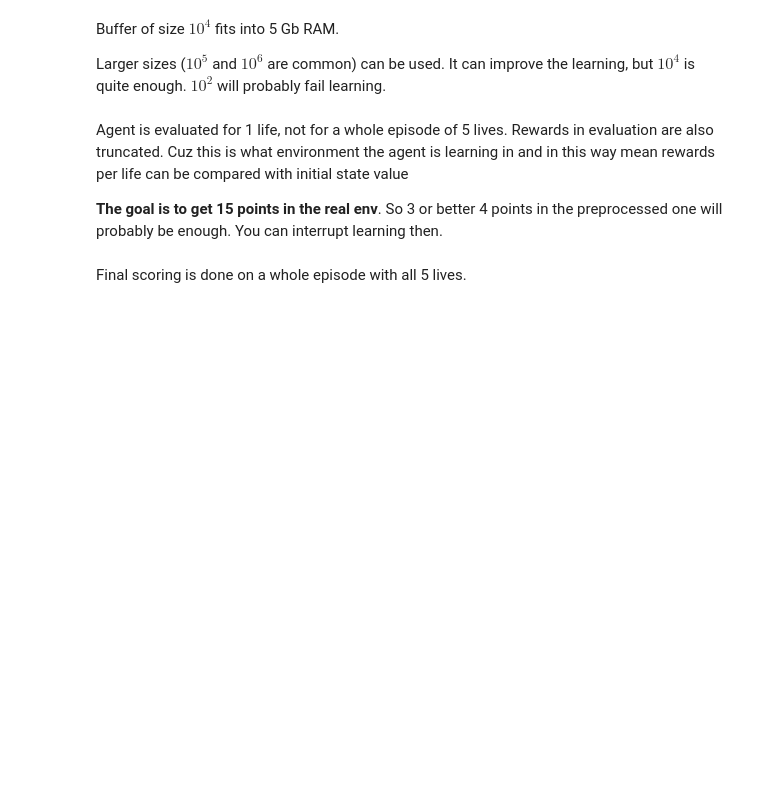
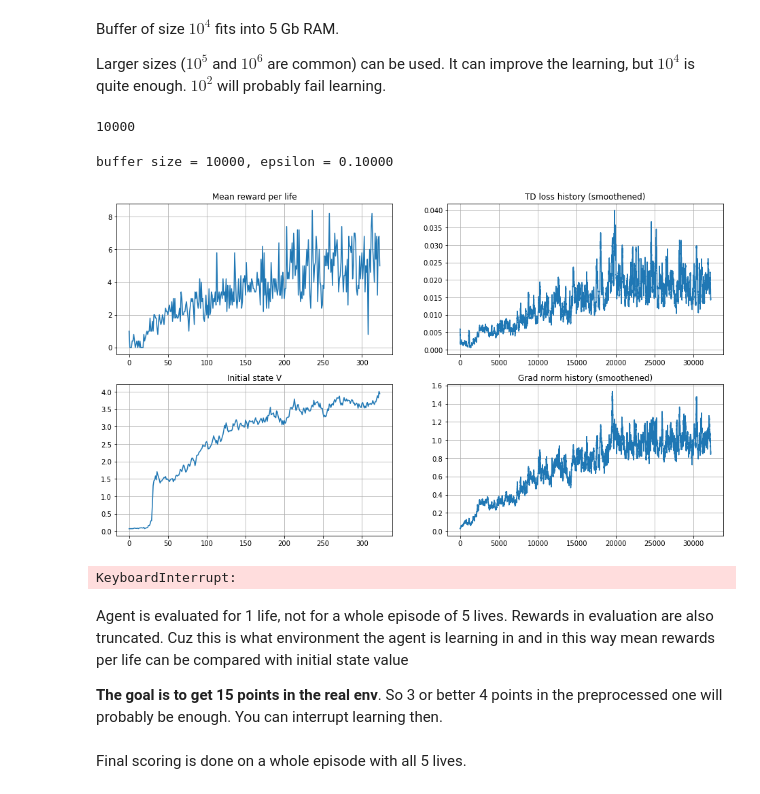
Before and after one commit to LearningAchievements-masdevas/RL_Homework, a Jupyter notebook: homework_2/3_main.ipynb, the cells around one changed output. Cells and saved outputs as stored; diff of their text form; code cells hidden in the pictures; blank space fills up the shorter version.

```diff
--- a/homework_2/3_main.ipynb
+++ b/homework_2/3_main.ipynb
@@ -92,6 +94,7 @@ Tip: You can implement your own grayscale converter and assign a huge weight to
 # %%
 from gym.core import ObservationWrapper
 from gym.spaces import Box
+import cv2
 
 
 class PreprocessAtariObs(ObservationWrapper):
@@ -104,7 +107,7 @@ class PreprocessAtariObs(ObservationWrapper):
 
 
     def _to_gray_scale(self, rgb, channel_weights=[0.8, 0.1, 0.1]):
-        <YOUR CODE>
+        return np.sum(rgb * channel_weights, axis=-1)
 
 
     def observation(self, img):
@@ -118,8 +121,13 @@ class PreprocessAtariObs(ObservationWrapper):
         #      because it is extremely slow.)
         #  * cast image to grayscale
         #  * convert image pixels to (0,1) range, float32 type
-        <YOUR CODE>
-        return <YOUR CODE>
+        img = self._to_gray_scale(img)
+        top, bottom, left, right = 210, 30, 5, 150
+        img = img[bottom: top, left: right]
+        img = cv2.resize(img, self.img_size[1:])
+        img = cv2.normalize(img, None, alpha=0, beta=1, norm_type=cv2.NORM_MINMAX, dtype=cv2.CV_32F)
+        img = np.expand_dims(img, 0)
+        return img
 # %%
 import gym
 # spawn game instance for tests
@@ -371,7 +410,15 @@ def play_and_record(initial_state, agent, env, exp_replay, n_steps=1):
     sum_rewards = 0
 
     # Play the game for n_steps as per instructions above
-    <YOUR CODE>
+    for _ in range(n_steps):
+        qvalues = agent.get_qvalues(torch.tensor([s]))
+        action = agent.sample_actions(qvalues)[0]
+        next_state, reward, done, _ = env.step(action)
+        exp_replay.add(s, action, reward, next_state, done)
+        s = next_state
+        sum_rewards += reward
+        if done:
+            s = env.reset()
 
     return sum_rewards, s
 # %%
@@ -472,7 +523,7 @@ def compute_td_loss(states, actions, rewards, next_states, is_done,
     predicted_qvalues_for_actions = predicted_qvalues[range(len(actions)), actions]  # shape: [batch_size]
 
     # compute V*(next_states) using predicted next q-values
-    next_state_values = <YOUR CODE>
+    next_state_values = torch.max(predicted_next_qvalues, dim=1).values
 
     assert next_state_values.dim() == 1 and next_state_values.shape[0] == states.shape[0], \
         "must predict one value per state"
@@ -480,7 +531,7 @@ def compute_td_loss(states, actions, rewards, next_states, is_done,
     # compute "target q-values" for loss - it's what's inside square parentheses in the above formula.
     # at the last state use the simplified formula: Q(s,a) = r(s,a) since s' doesn't exist
     # you can multiply next state values by is_not_done to achieve this.
-    target_qvalues_for_actions = <YOUR CODE>
+    target_qvalues_for_actions = rewards + is_not_done * gamma * next_state_values
 
     # mean squared error loss to minimize
     loss = torch.mean((predicted_qvalues_for_actions - target_qvalues_for_actions.detach()) ** 2)
@@ -541,7 +596,7 @@ REPLAY_BUFFER_SIZE = 10**4
 N_STEPS = 100
 
 exp_replay = ReplayBuffer(REPLAY_BUFFER_SIZE)
-for i in range(REPLAY_BUFFER_SIZE // N_STEPS)):
+for i in range(REPLAY_BUFFER_SIZE // N_STEPS):
     if not utils.is_enough_ram(min_available_gb=0.1):
         print("""
             Less than 100 Mb RAM available.
@@ -554,6 +609,8 @@ for i in range(REPLAY_BUFFER_SIZE // N_STEPS)):
     if len(exp_replay) == REPLAY_BUFFER_SIZE:
         break
 print(len(exp_replay))
+# %% [output]
+10000
 # %%
 timesteps_per_epoch = 1
 batch_size = 16
@@ -602,9 +659,9 @@ with trange(step, total_steps + 1) as progress_bar:
         _, state = play_and_record(state, agent, env, exp_replay, timesteps_per_epoch)
 
         # train
-        <YOUR CODE: sample batch_size of data from experience replay>
+        batch = exp_replay.sample(batch_size)
 
-        loss = <YOUR CODE: compute TD loss>
+        loss = compute_td_loss(*batch, agent, target_network)
 
         loss.backward()
         grad_norm = nn.utils.clip_grad_norm_(agent.parameters(), max_grad_norm)
@@ -617,7 +674,7 @@ with trange(step, total_steps + 1) as progress_bar:
 
         if step % refresh_target_network_freq == 0:
             # Load agent weights into target_network
-            <YOUR CODE>
+            target_network.load_state_dict(agent.state_dict())
 
         if step % eval_freq == 0:
             mean_rw_history.append(evaluate(
@@ -628,34 +685,41 @@ with trange(step, total_steps + 1) as progress_bar:
             )
             initial_state_v_history.append(np.max(initial_state_q_values))
 
             clear_output(True)
             print("buffer size = %i, epsilon = %.5f" %
                 (len(exp_replay), agent.epsilon))
 
             plt.figure(figsize=[16, 9])
 
             plt.subplot(2, 2, 1)
             plt.title("Mean reward per life")
             plt.plot(mean_rw_history)
             plt.grid()
 
             assert not np.isnan(td_loss_history[-1])
             plt.subplot(2, 2, 2)
             plt.title("TD loss history (smoothened)")
             plt.plot(utils.smoothen(td_loss_history))
             plt.grid()
 
             plt.subplot(2, 2, 3)
             plt.title("Initial state V")
             plt.plot(initial_state_v_history)
             plt.grid()
 
             plt.subplot(2, 2, 4)
             plt.title("Grad norm history (smoothened)")
-            plt.plot(utils.smoothen(grad_norm_history))
+            grad_norm_history_cpu = []
+            for item in grad_norm_history:
+                grad_norm_history_cpu.append(item.cpu())
+            plt.plot(utils.smoothen(grad_norm_history_cpu))
             plt.grid()
 
             plt.show()
+# %% [output]
+buffer size = 10000, epsilon = 0.10000
+[figure, added]
+KeyboardInterrupt:
 # %% [markdown]
 Agent is evaluated for 1 life, not for a whole episode of 5 lives. Rewards in evaluation are also truncated. Cuz this is what environment the agent is learning in and in this way mean rewards per life can be compared with initial state value
 
```
Also changed, not shown: parts of 15 cells of this notebook, 24 other files.
